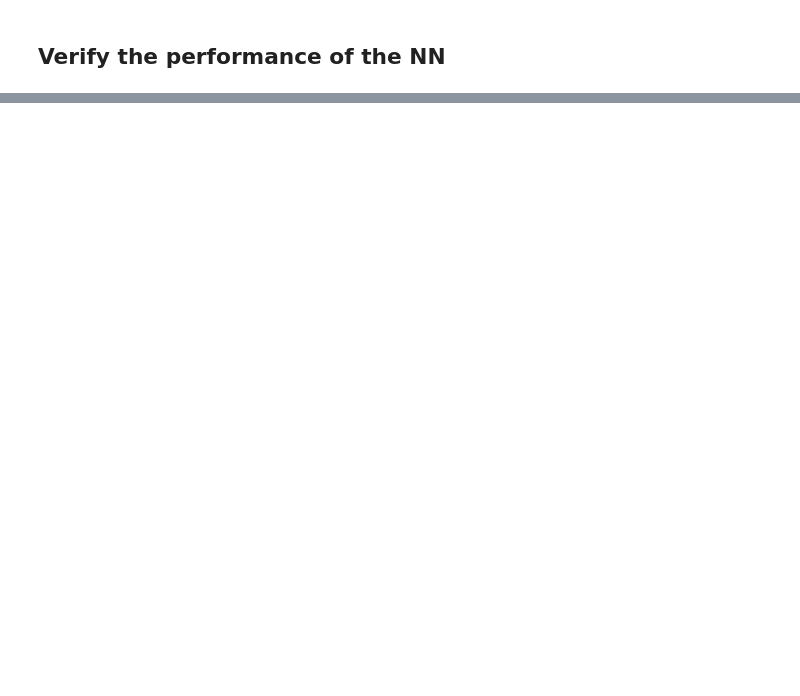
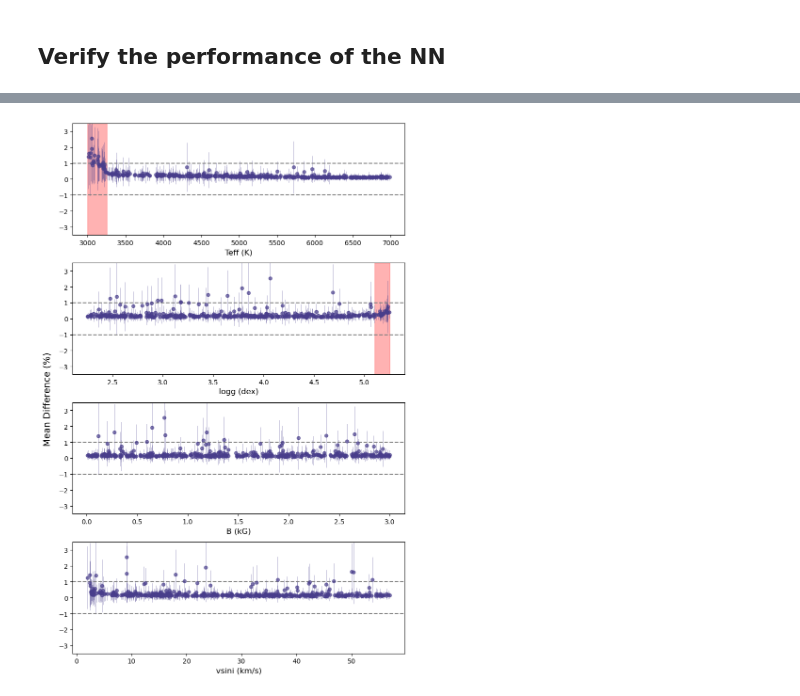
Before and after one commit to christianfloresg/moogstokes-nn, a Jupyter notebook: training.ipynb, the cells around one changed output, grey strips where cells are left out. Drawn from its saved outputs; the diff is of its cells as text; code cells hidden in the pictures; blank space fills up the shorter version.

```diff
--- a/training.ipynb
+++ b/training.ipynb
@@ -417,0 +531,26 @@ Inference time: 0.0033 seconds
+# %%
+N_params = 4
+
+fig, axs = plt.subplots(N_params, 1, figsize=(8, 12))
+param_names = scaler.param_order
+
+for i in range(N_params):
+    axs[i].errorbar(test_params[i], diffs_all, yerr=stderrs_all, fmt='o',
+                    markersize=5, elinewidth=0.5, color='darkslateblue', alpha=0.7)
+    axs[i].axhline(1, color='gray', linestyle='--', label='Loss = 0.01')
+    axs[i].axhline(-1, color='gray', linestyle='--', label='Loss = 0.01')
+
+    pname = param_names[i]
+    axs[i].set_xlabel(pname + f" ({scaler.param_units[pname]})", fontsize=12)
+    axs[i].set_ylim(-3.5,3.5)
+
+axs[0].axvspan(3000, 3250, color='r', alpha=0.3)
+axs[1].axvspan(5.1, 5.25, color='r', alpha=0.3)
+fig.supylabel("Mean Difference (%)", fontsize=14)
+plt.tight_layout()
+#fig.savefig("figures/test_nn_hot.png", dpi=300, facecolor='white')
+#fig.savefig(f"figures/fig-test_nn_region_{region}.png", dpi=300, facecolor='white')
+fig.savefig(f"figures/nn_mean_diff.png", dpi=300, facecolor='white')
+plt.show()
+# %% [output]
+[figure, added]
```
Also changed, not shown: parts of 38 cells of this notebook, 7 other files.
